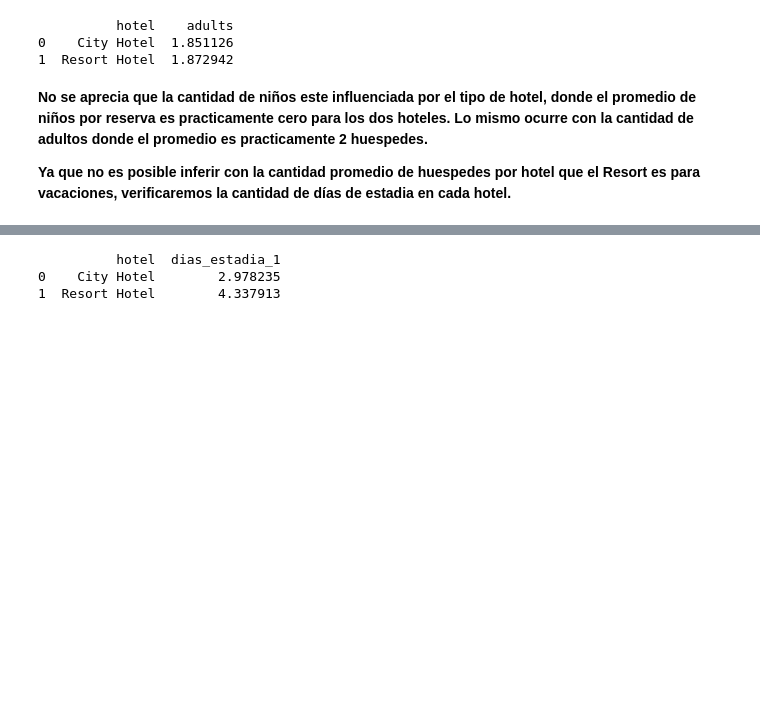
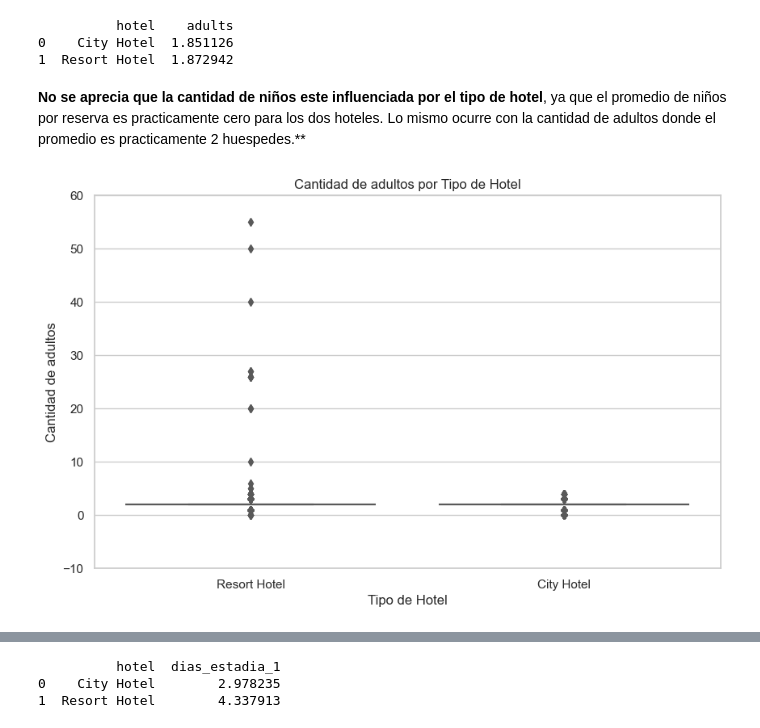
Before and after one commit to ValeskaFarias/ProyectoFinalPython, a Jupyter notebook: NOTEBOOK/Visualizacion.ipynb, the cells around one changed output, grey strips where cells are left out. Cells and saved outputs as stored; diff of their text form; code cells hidden in the pictures; blank space fills up the shorter version.

Commit message:
Ajustes de formato y redacción en Notebook Visualización

```diff
--- a/NOTEBOOK/Visualizacion.ipynb
+++ b/NOTEBOOK/Visualizacion.ipynb
@@ -179,6 +181,17 @@ print(promedio_adultos)
 0    City Hotel  1.851126
 1  Resort Hotel  1.872942
 # %% [markdown]
-**No se aprecia que la cantidad de niños este influenciada por el tipo de hotel, donde el promedio de niños por reserva es practicamente cero para los dos hoteles. Lo mismo ocurre con la cantidad de adultos donde el promedio es practicamente 2 huespedes.**
-
-**Ya que no es posible inferir con la cantidad promedio de huespedes por hotel que el Resort es para vacaciones, verificaremos la cantidad de días de estadia en cada hotel.**
+**No se aprecia que la cantidad de niños este influenciada por el tipo de hotel**, ya que el promedio de niños por reserva es practicamente cero para los dos hoteles. Lo mismo ocurre con la cantidad de adultos donde el promedio es practicamente 2 huespedes.**
+# %%
+sns.set(style="whitegrid")
+
+# Crear el boxplot
+plt.figure(figsize=(10, 6))
+ax = sns.boxplot(x='hotel', y='adults', data=df_clean, palette='Set2')
+ax.set_title('Cantidad de adultos por Tipo de Hotel')
+ax.set_xlabel('Tipo de Hotel')
+ax.set_ylabel('Cantidad de adultos')
+plt.ylim(-10, 60)
+plt.show()
+# %% [output]
+[figure, added]
```
Also changed, not shown: parts of 13 cells of this notebook, 2 other files.
